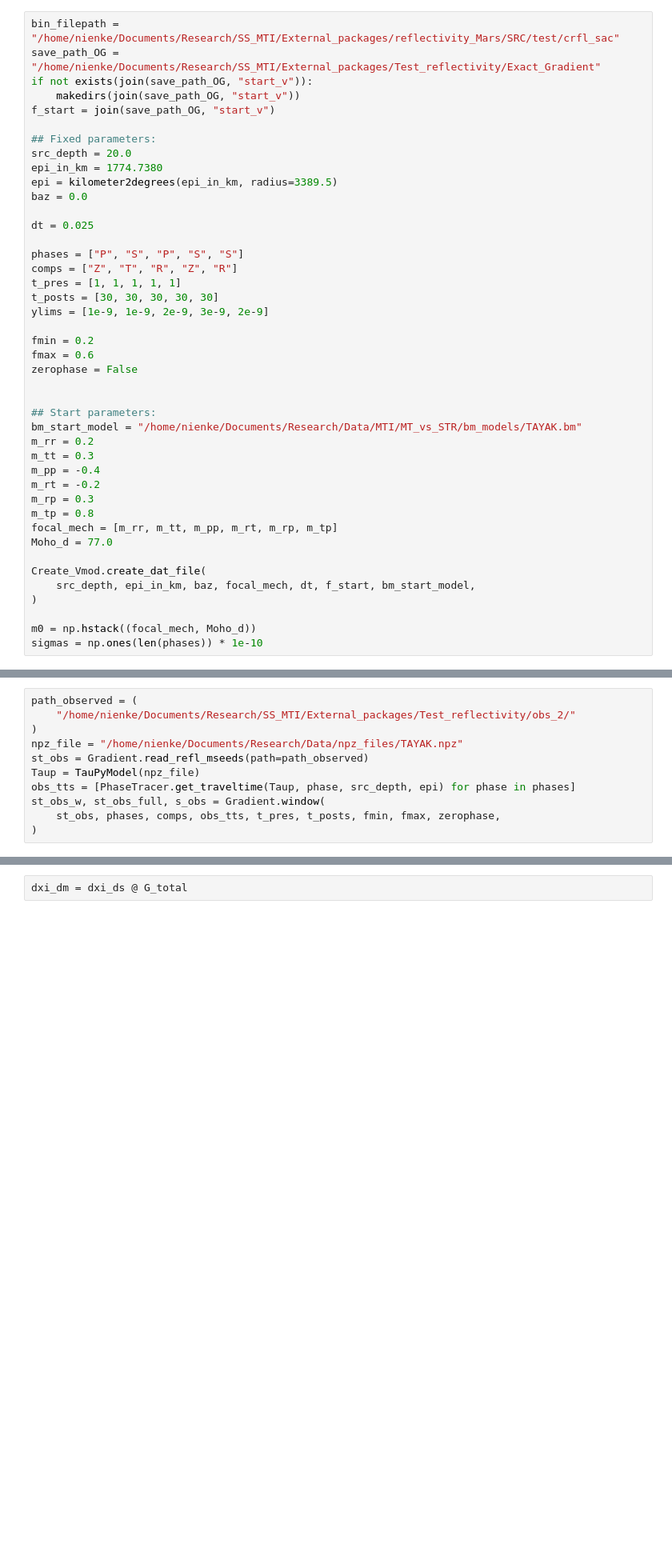
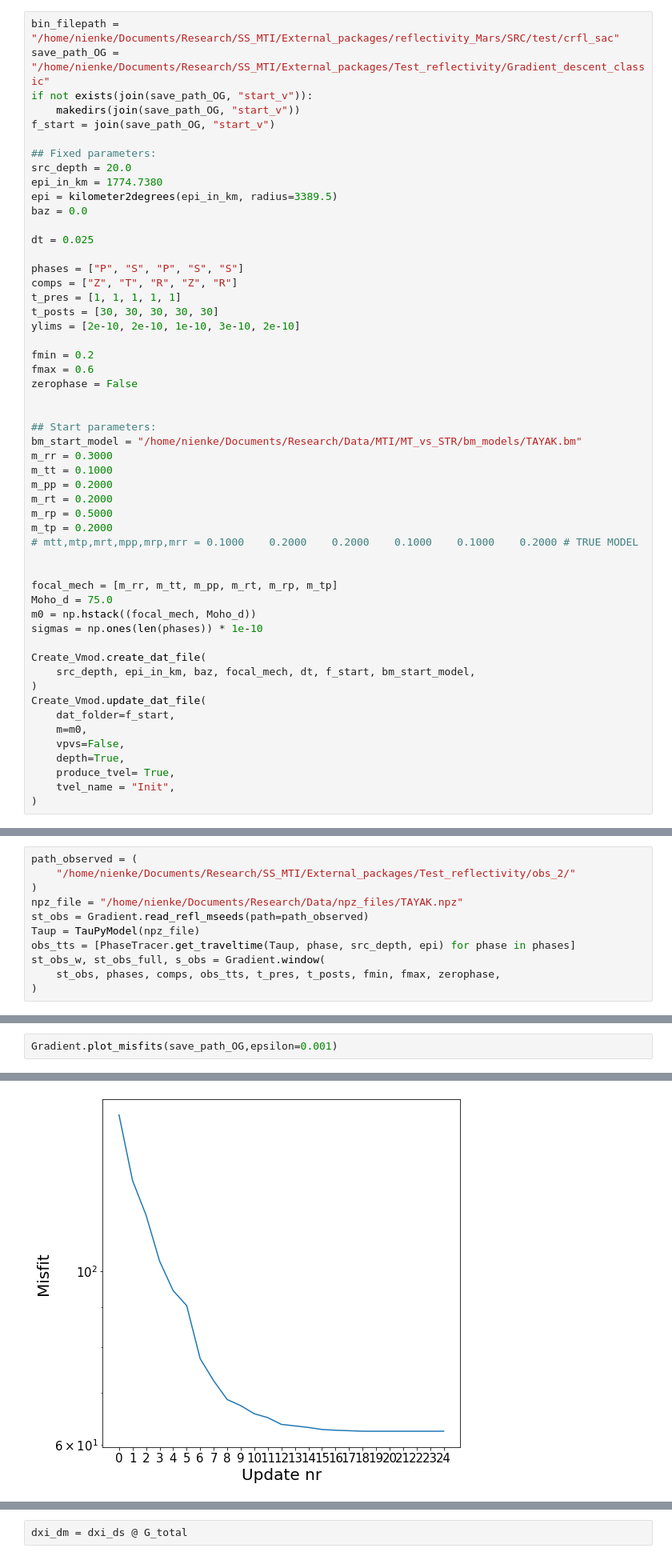
Before and after one commit to nienkebrinkman/SS_MTI, a Jupyter notebook: Scripts_MT_Structure/Exact_gradients.ipynb, the cells around one changed output, grey strips where cells are left out. Shown at 80% size. Saved outputs shown, nothing was run; the diff lists cells and outputs as text; blank space fills up the shorter version.

```diff
--- a/Scripts_MT_Structure/Exact_gradients.ipynb
+++ b/Scripts_MT_Structure/Exact_gradients.ipynb
@@ -15,7 +16,7 @@ from SS_MTI import Gradient, PhaseTracer
 # Fixed parameters (initial model)
 # %%
 bin_filepath = "/home/nienke/Documents/Research/SS_MTI/External_packages/reflectivity_Mars/SRC/test/crfl_sac"
-save_path_OG = "/home/nienke/Documents/Research/SS_MTI/External_packages/Test_reflectivity/Exact_Gradient"
+save_path_OG = "/home/nienke/Documents/Research/SS_MTI/External_packages/Test_reflectivity/Gradient_descent_classic"
 if not exists(join(save_path_OG, "start_v")):
     makedirs(join(save_path_OG, "start_v"))
 f_start = join(save_path_OG, "start_v")
@@ -32,7 +33,7 @@ phases = ["P", "S", "P", "S", "S"]
 comps = ["Z", "T", "R", "Z", "R"]
 t_pres = [1, 1, 1, 1, 1]
 t_posts = [30, 30, 30, 30, 30]
-ylims = [1e-9, 1e-9, 2e-9, 3e-9, 2e-9]
+ylims = [2e-10, 2e-10, 1e-10, 3e-10, 2e-10]
 
 fmin = 0.2
 fmax = 0.6
@@ -41,18 +42,28 @@ zerophase = False
 
 ## Start parameters:
 bm_start_model = "/home/nienke/Documents/Research/Data/MTI/MT_vs_STR/bm_models/TAYAK.bm"
-m_rr = 0.2
-m_tt = 0.3
-m_pp = -0.4
-m_rt = -0.2
-m_rp = 0.3
-m_tp = 0.8
+m_rr = 0.3000
+m_tt = 0.1000
+m_pp = 0.2000
+m_rt = 0.2000
+m_rp = 0.5000
+m_tp = 0.2000
+# mtt,mtp,mrt,mpp,mrp,mrr = 0.1000    0.2000    0.2000    0.1000    0.1000    0.2000 # TRUE MODEL
+
+
 focal_mech = [m_rr, m_tt, m_pp, m_rt, m_rp, m_tp]
-Moho_d = 77.0
+Moho_d = 75.0
+m0 = np.hstack((focal_mech, Moho_d))
+sigmas = np.ones(len(phases)) * 1e-10
 
 Create_Vmod.create_dat_file(
     src_depth, epi_in_km, baz, focal_mech, dt, f_start, bm_start_model,
 )
-
-m0 = np.hstack((focal_mech, Moho_d))
-sigmas = np.ones(len(phases)) * 1e-10
+Create_Vmod.update_dat_file(
+    dat_folder=f_start,
+    m=m0,
+    vpvs=False,
+    depth=True,
+    produce_tvel= True,
+    tvel_name = "Init",
+)
@@ -71,0 +152,3 @@ st_obs_w, st_obs_full, s_obs = Gradient.window(
+# %%
+Gradient.plot_misfits(save_path_OG,epsilon=0.001)
+# %% [output]
@@ -71,0 +156 @@ st_obs_w, st_obs_full, s_obs = Gradient.window(
+[figure, added]
```
Also changed, not shown: parts of 39 cells of this notebook, 2 other files.
